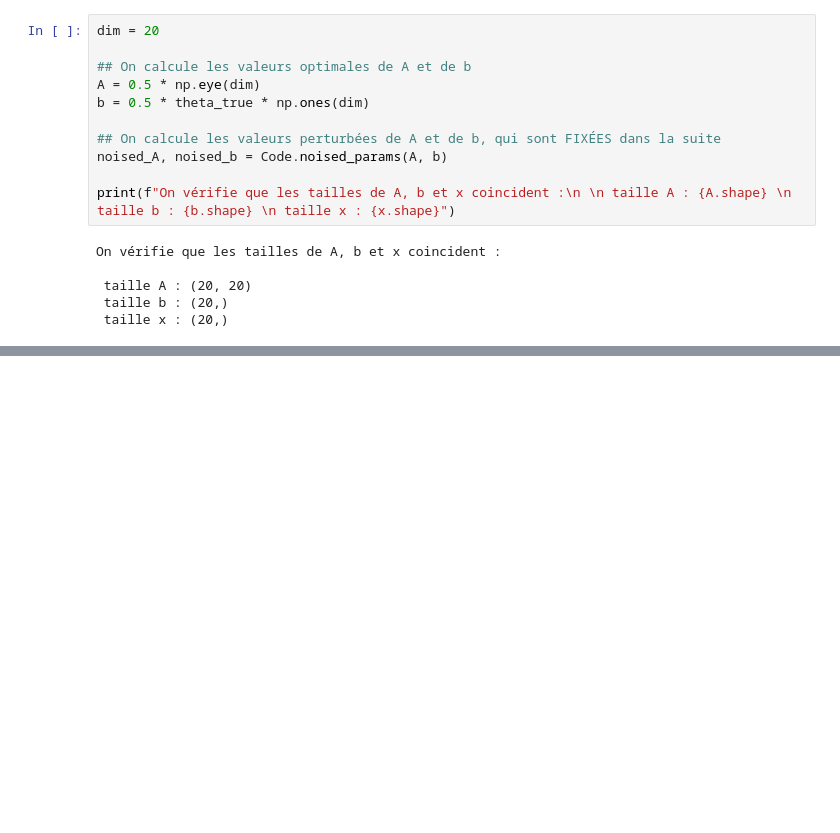
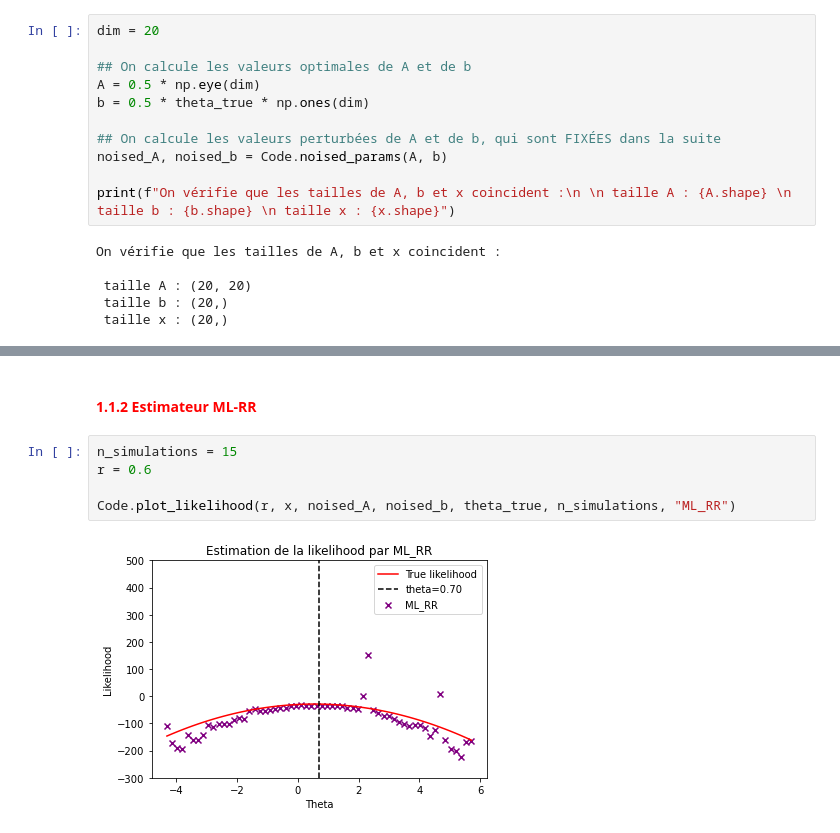
Before and after one commit to NailKhelifa/MLMC_Unibaised_Gradient_Estimation_for_Deep_LVM, a Jupyter notebook: Test_code.ipynb, the cells around one changed output, grey strips where cells are left out. Drawn from its saved outputs; the diff is of its cells as text; blank space fills up the shorter version.

```diff
--- a/Test_code.ipynb
+++ b/Test_code.ipynb
@@ -212,0 +208,9 @@ estimated_likelihood
+# %% [markdown]
+#### <span style="color:red">  **1.1.2 Estimateur ML-RR**  </span>
+# %%
+n_simulations = 15
+r = 0.6
+
+Code.plot_likelihood(r, x, noised_A, noised_b, theta_true, n_simulations, "ML_RR")
+# %% [output]
+[figure, added]
```
Also changed, not shown: parts of 20 cells of this notebook, 1 other file.
